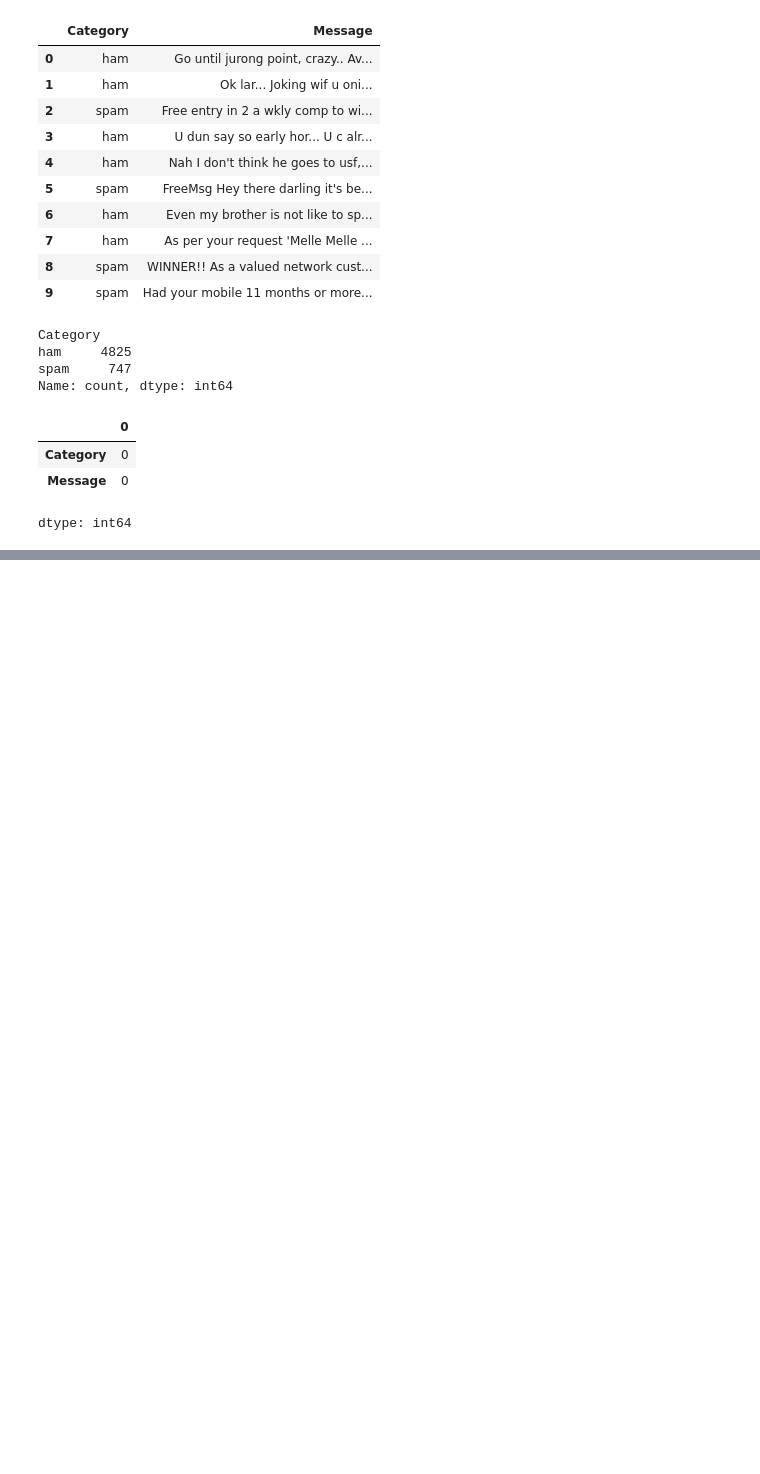
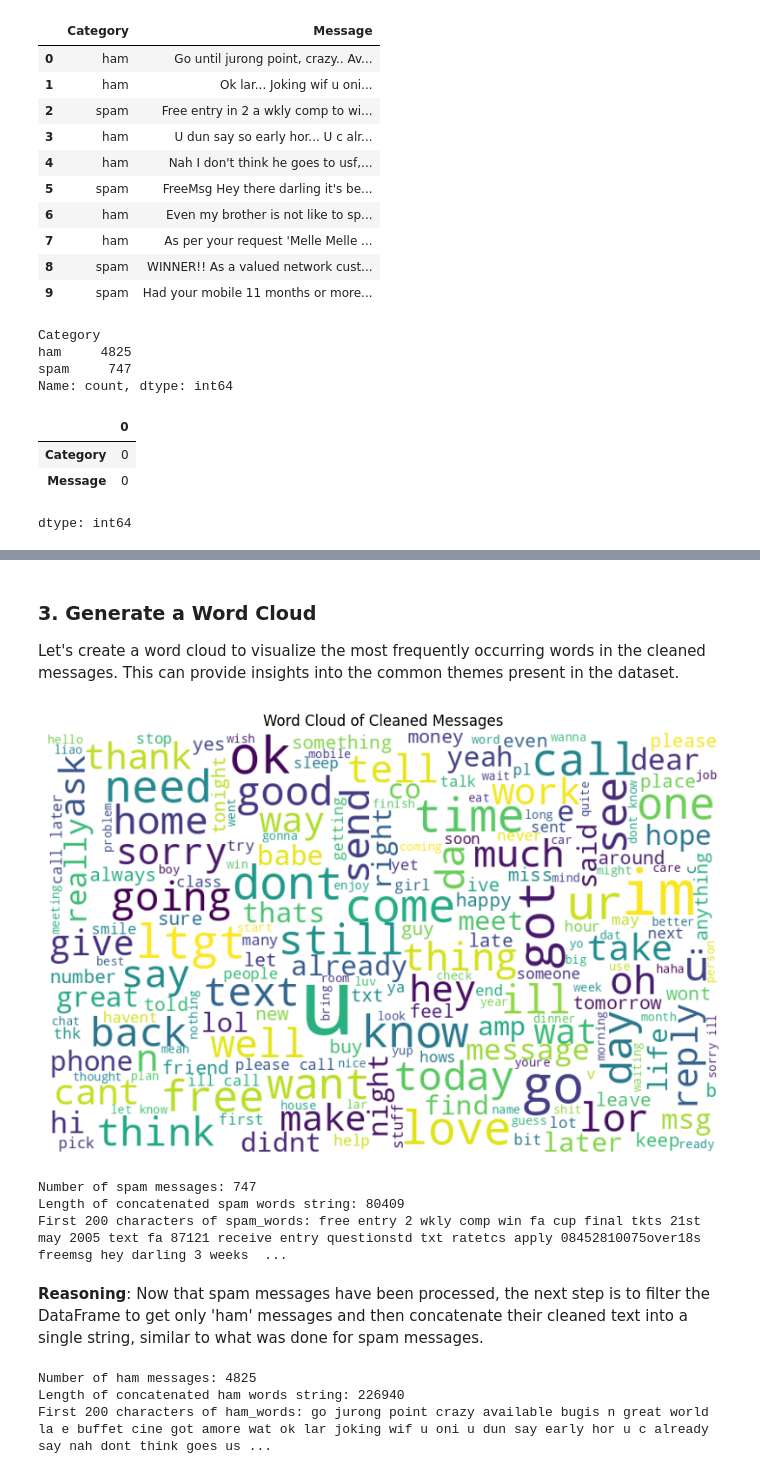
Before and after one commit to ajmainrahman/semi-supervised-learning-project, a Jupyter notebook: SpamvsNon_spamdetection.ipynb, the cells around one changed output, grey strips where cells are left out. Drawn from its saved outputs; the diff is of its cells as text; code cells hidden in the pictures; blank space fills up the shorter version.

```diff
--- a/SpamvsNon_spamdetection.ipynb
+++ b/SpamvsNon_spamdetection.ipynb
@@ -54,0 +190,47 @@ dtype: int64
+# %% [markdown]
+### 3. Generate a Word Cloud
+
+Let's create a word cloud to visualize the most frequently occurring words in the cleaned messages. This can provide insights into the common themes present in the dataset.
+# %%
+from wordcloud import WordCloud
+import matplotlib.pyplot as plt
+
+# Join all cleaned messages into a single string
+all_words = ' '.join([text for text in df['Message_Cleaned']])
+
+# Generate word cloud
+wordcloud = WordCloud(width=800, height=500, random_state=21, max_font_size=110, background_color='white').generate(all_words)
+
+# Display the generated image:
+plt.figure(figsize=(10, 7))
+plt.imshow(wordcloud, interpolation="bilinear")
+plt.axis('off')
+plt.title('Word Cloud of Cleaned Messages')
+plt.show()
+# %% [output]
+[figure, added]
+# %%
+spam_messages = df[df['Category_encoded'] == 1]['Message_Cleaned']
+spam_words = ' '.join(spam_messages)
+
+print(f"Number of spam messages: {len(spam_messages)}")
+print(f"Length of concatenated spam words string: {len(spam_words)}")
+print(f"First 200 characters of spam_words: {spam_words[:200]}")
+# %% [output]
+Number of spam messages: 747
+Length of concatenated spam words string: 80409
+First 200 characters of spam_words: free entry 2 wkly comp win fa cup final tkts 21st may 2005 text fa 87121 receive entry questionstd txt ratetcs apply 08452810075over18s freemsg hey darling 3 weeks  ...
+# %% [markdown]
+**Reasoning**:
+Now that spam messages have been processed, the next step is to filter the DataFrame to get only 'ham' messages and then concatenate their cleaned text into a single string, similar to what was done for spam messages.
+# %%
+ham_messages = df[df['Category_encoded'] == 0]['Message_Cleaned']
+ham_words = ' '.join(ham_messages)
+
+print(f"Number of ham messages: {len(ham_messages)}")
+print(f"Length of concatenated ham words string: {len(ham_words)}")
+print(f"First 200 characters of ham_words: {ham_words[:200]}")
+# %% [output]
+Number of ham messages: 4825
+Length of concatenated ham words string: 226940
+First 200 characters of ham_words: go jurong point crazy available bugis n great world la e buffet cine got amore wat ok lar joking wif u oni u dun say early hor u c already say nah dont think goes us ...
```
Also changed, not shown: parts of 19 cells of this notebook.
